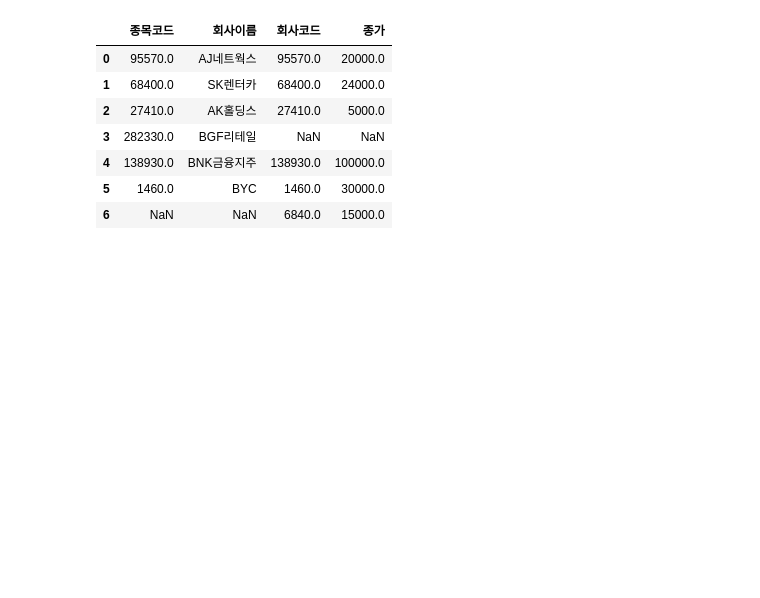
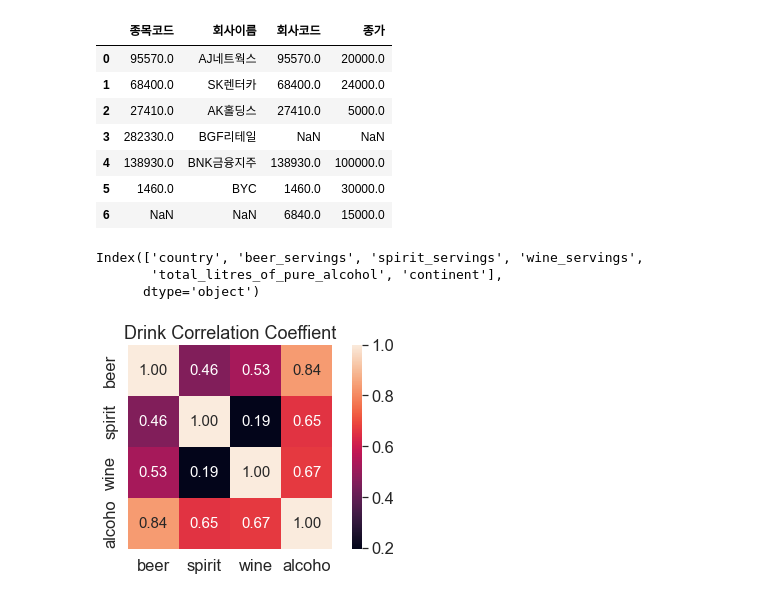
Before and after one commit to 8robbieboy8/GITHUB_TEST, a Jupyter notebook: 튜터링/연습.ipynb, the cells around one changed output. Drawn from its saved outputs; the diff is of its cells as text; code cells hidden in the pictures; blank space fills up the shorter version.

```diff
--- a/튜터링/연습.ipynb
+++ b/튜터링/연습.ipynb
@@ -130,0 +135,33 @@ a
+# %%
+url = 'https://raw.githubusercontent.com/justmarkham/DAT8/master/data/drinks.csv'
+drink_df = pd.read_csv(url, ',')
+# %%
+drink_df.columns
+# %% [output]
+Index(['country', 'beer_servings', 'spirit_servings', 'wine_servings',
+       'total_litres_of_pure_alcohol', 'continent'],
+      dtype='object')
+# %%
+col = ['beer_servings', 'spirit_servings', 'wine_servings', 'total_litres_of_pure_alcohol']
+corr = drink_df[col].corr(method='pearson')
+# %%
+corr_column_names = ['beer', 'spirit', 'wine', 'alcoho']
+# %%
+import seaborn as sns
+import matplotlib.pyplot as plt
+
+sns.set(font_scale=1.5)
+hm = sns.heatmap(corr.values,
+                 cbar = True,
+                 annot = True,
+                 square = True,
+                 fmt = '.2f',
+                 annot_kws={'size' : 15},
+                 yticklabels=corr_column_names,
+                 xticklabels=corr_column_names
+                 )
+plt.title('Drink Correlation Coeffient')
+plt.tight_layout()
+plt.show()
+# %% [output]
+[figure, added]
```
Also changed, not shown: parts of 20 cells of this notebook.
